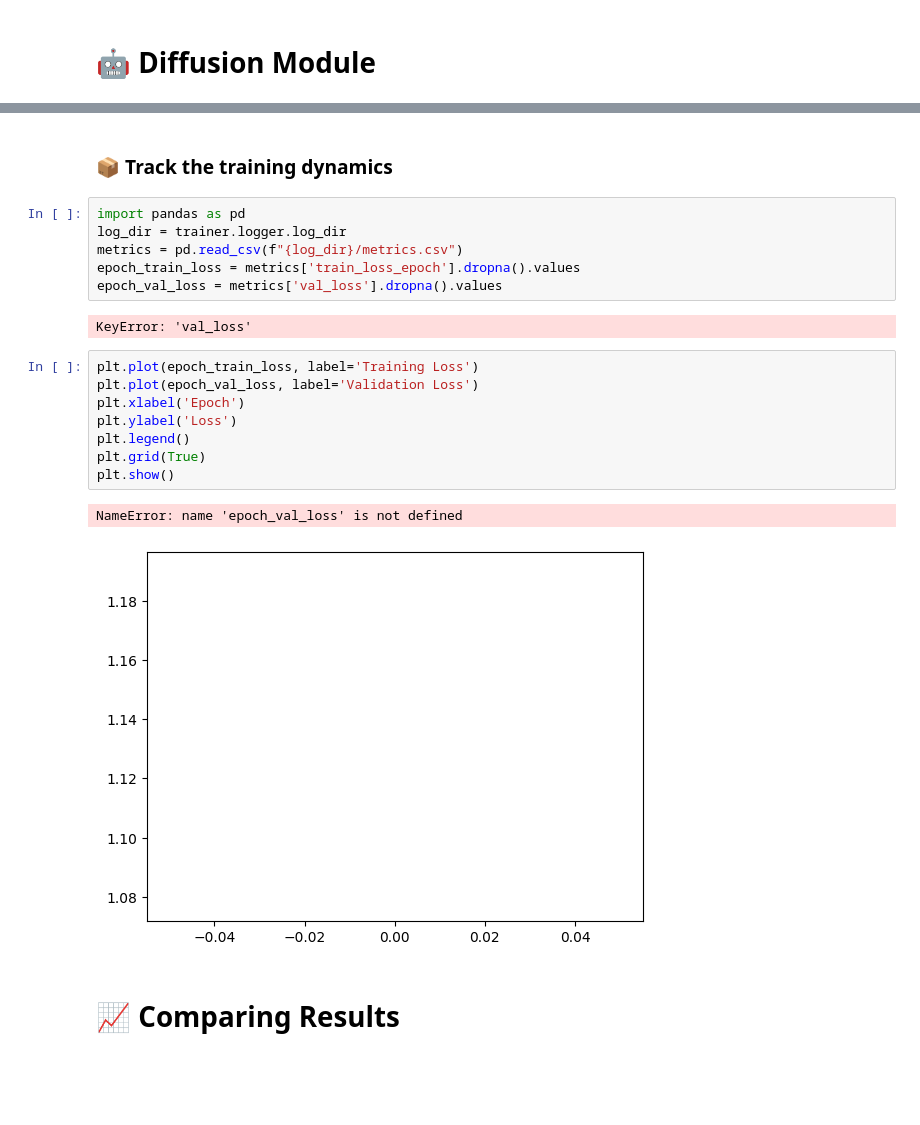
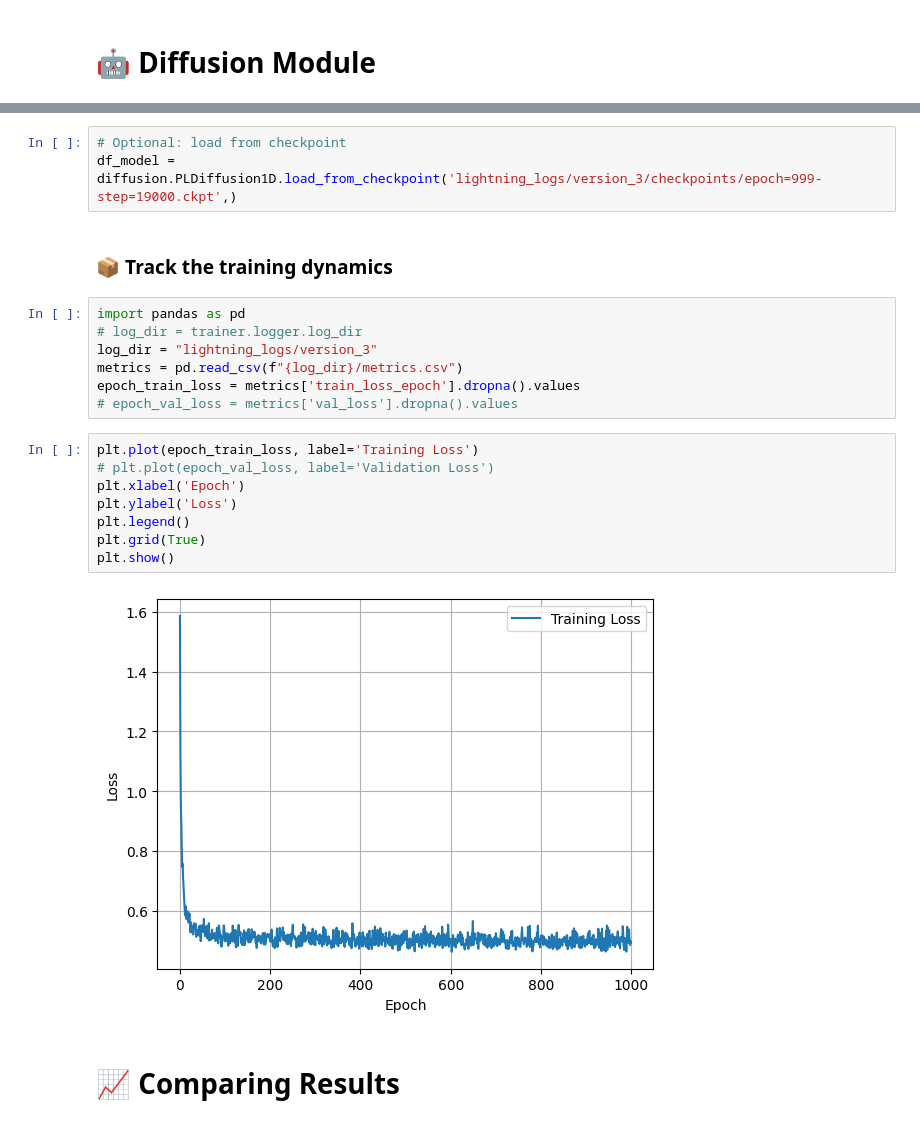
Before and after one commit to OpenSynth-energy/OpenSynth, a Jupyter notebook: notebooks/energydiff/energydiff_tutorial.ipynb, the cells around one changed output, grey strips where cells are left out. Cells and saved outputs as stored; diff of their text form; blank space fills up the shorter version.

```diff
--- a/notebooks/energydiff/energydiff_tutorial.ipynb
+++ b/notebooks/energydiff/energydiff_tutorial.ipynb
@@ -103,24 +103,25 @@ NameError: name 'exit' is not defined
+# %%
+# Optional: load from checkpoint
+df_model = diffusion.PLDiffusion1D.load_from_checkpoint('lightning_logs/version_3/checkpoints/epoch=999-step=19000.ckpt',)
 # %% [markdown]
 ### 📦 Track the training dynamics
 # %%
 import pandas as pd
-log_dir = trainer.logger.log_dir
+# log_dir = trainer.logger.log_dir
+log_dir = "lightning_logs/version_3"
 metrics = pd.read_csv(f"{log_dir}/metrics.csv")
 epoch_train_loss = metrics['train_loss_epoch'].dropna().values
-epoch_val_loss = metrics['val_loss'].dropna().values
+# epoch_val_loss = metrics['val_loss'].dropna().values
-# %% [output]
-KeyError: 'val_loss'
 # %%
 plt.plot(epoch_train_loss, label='Training Loss')
-plt.plot(epoch_val_loss, label='Validation Loss')
+# plt.plot(epoch_val_loss, label='Validation Loss')
 plt.xlabel('Epoch')
 plt.ylabel('Loss')
 plt.legend()
 plt.grid(True)
 plt.show()
 # %% [output]
-NameError: name 'epoch_val_loss' is not defined
-[figure, old version]
+[figure, new version]
 # %% [markdown]
 # 📈 Comparing Results
 # %% [markdown]
```
Also changed, not shown: parts of 9 cells of this notebook.
